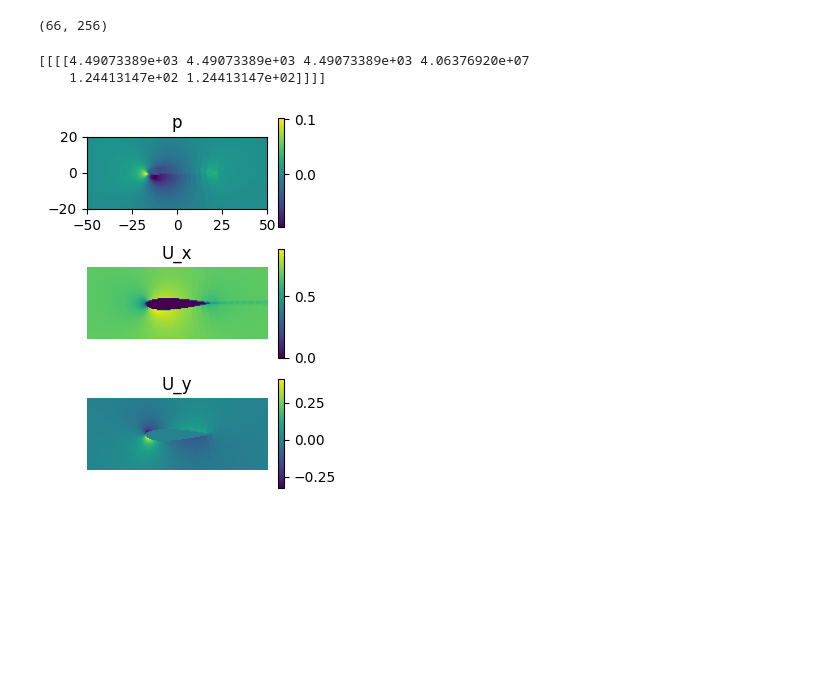
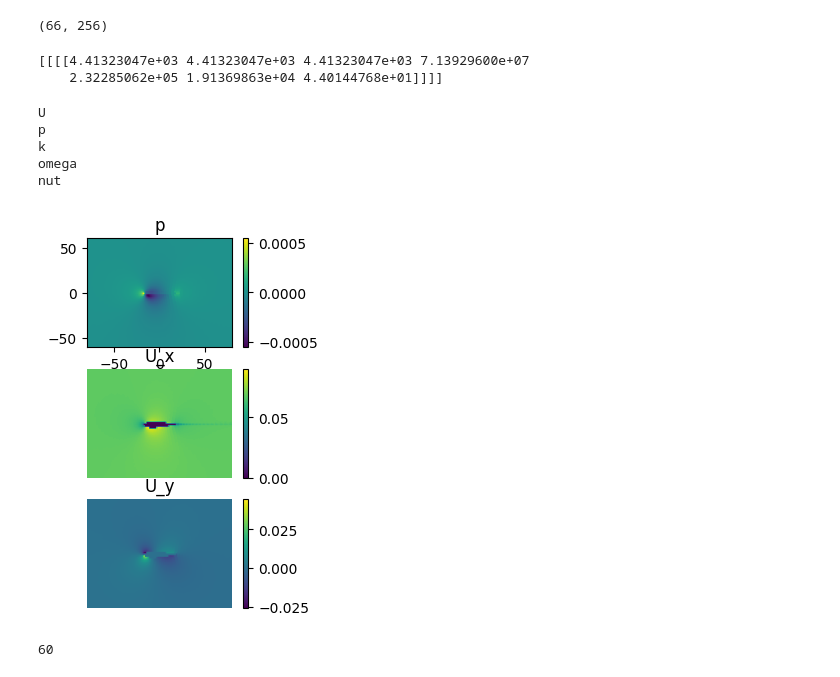
Before and after one commit to hmschlesi/CFDnet_plus, a Jupyter notebook: CFDnet+_no_preprocessing.ipynb, the cells around one changed output. Saved outputs shown, nothing was run; the diff lists cells and outputs as text; code cells hidden in the pictures; blank space fills up the shorter version.

```diff
--- a/CFDnet+_no_preprocessing.ipynb
+++ b/CFDnet+_no_preprocessing.ipynb
@@ -32,3 +32,10 @@ from CFDnet_plus import newCase
 # %%
-mainfolder='airfoil2d/airFoil_400'
-newCase(mainfolder)
+path_to_main= 'airfoil2d/'
+folders=['airFoil_1000', 'airFoil_30', 'airFoil_300', 'airFoil_3000']
+
+fields= ['U','p','k','omega', 'nut']
+xlim =[-80,80]
+ylim = [-60 , 60]
+xres=256
+yres=66
+zcut=0.05
@@ -38,10 +66,9 @@ airfoil2d/airFoil_400_pred succesfully created
 # %%
-path_to_main= 'airfoil2d/'
-folders=os.listdir(path_to_main)
-df = np.empty((0,66,256,6))
-df_label = np.empty((0,66,256,6))
+
+df = np.empty((0,66,256,7))
+df_label = np.empty((0,66,256,7))
 path_to_folders=[]
-for i in folders[0:3]:
+for i in folders:
     path_to_folders.append(path_to_main+i+'/VTK/')
     df_t=np.load(path_to_main+i+'/VTK/df.npy')
     df_tlabel=np.load(path_to_main+i+'/VTK/df_label.npy')
@@ -84,44 +115,68 @@ df_label[n,:,:,3].shape
 #normalise U Vektors
 U_max=np.max(abs(df[:,:,:,[0,1,2]]))
 p_max=np.max(abs(df[:,:,:,[3]]))
-nut_max=np.max(abs(df[:,:,:,[4]]))
-nuTilda_max=np.max(abs(df[:,:,:,[5]]))
+k_max=np.max(abs(df[:,:,:,[4]]))
+omega_max=np.max(abs(df[:,:,:,[5]]))
+nut_max=np.max(abs(df[:,:,:,[6]]))
 
-normal=np.array([U_max,U_max,U_max, p_max,nut_max,nuTilda_max]).reshape(1,1,1,6)
+model_path='cfdnetplus_models/model4/'
+normal=np.array([U_max,U_max,U_max, p_max,k_max, omega_max,nut_max]).reshape(1,1,1,7)
 print(normal)
-np.save('cfdnetplus_models/model1/normal',normal)
+
+if os.path.isdir(model_path)== False:
+    os.mkdir(model_path)
+np.save('cfdnetplus_models/model4/normal',normal)
 # %% [output]
-[[[[4.49073389e+03 4.49073389e+03 4.49073389e+03 4.06376920e+07
-    1.24413147e+02 1.24413147e+02]]]]
+[[[[4.41323047e+03 4.41323047e+03 4.41323047e+03 7.13929600e+07
+    2.32285062e+05 1.91369863e+04 4.40144768e+01]]]]
+# %%
+contents=''
+for field in fields:
+    contents=contents+field+ '\n'
+print(contents)
+with open(model_path+'fields',"w") as f:
+            f.writelines(contents)
+dims=np.array([xres,yres,xlim[0],xlim[1],ylim[0],ylim[1],zcut])
+np.save(model_path+'dims',dims)
+# %% [output]
+U
+p
+k
+omega
+nut
 # %%
 df1=df*1/normal
 df_label1=df_label/normal
 # %%
 fig = plt.figure()
 
 fig.add_subplot(3, 2, 1)
-plt.imshow(df_label1[n,:,:,3],extent=[-50,50,-20,20])
+plt.imshow(df_label1[n,:,:,3],extent=[xlim[0],xlim[1],ylim[0],ylim[1]])
 plt.title('p')
 plt.axis('on')
 plt.colorbar()
 
 
 fig.add_subplot(3, 2, 3)
-plt.imshow(df_label1[n,:,:,0],extent=[-50,50,-20,20])
+plt.imshow(df_label1[n,:,:,0],extent=[xlim[0],xlim[1],ylim[0],ylim[1]])
 plt.title('U_x')
 plt.axis('off')
 plt.colorbar()
 
 fig.add_subplot(3, 2, 5)
-plt.imshow(df_label1[n,:,:,1],extent=[-50,50,-20,20])
+plt.imshow(df_label1[n,:,:,1],extent=[xlim[0],xlim[1],ylim[0],ylim[1]])
 plt.title('U_y')
 plt.axis('off')
 
 plt.colorbar()
 plt.show()
 # %% [output]
-[figure, old version]
+[figure, new version]
 # %%
 train_data, test_data, label_train, label_test = train_test_split (df1, df_label1, test_size = 0.15)
+# %%
+ylim[1]
+# %% [output]
+60
 # %%
 [a,b,c,d]=label_train.shape
```
Also changed, not shown: parts of 22 cells of this notebook, 32 other files.
